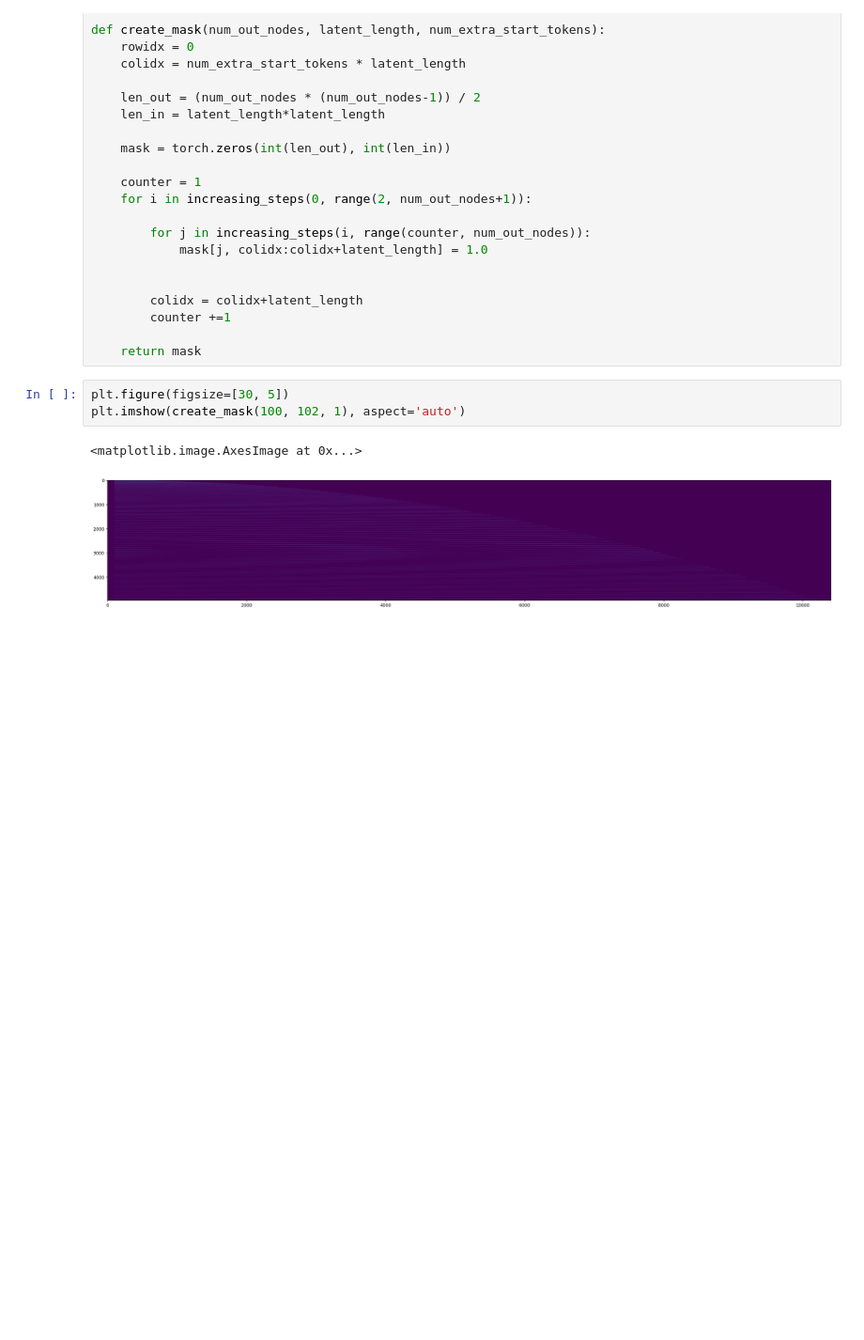
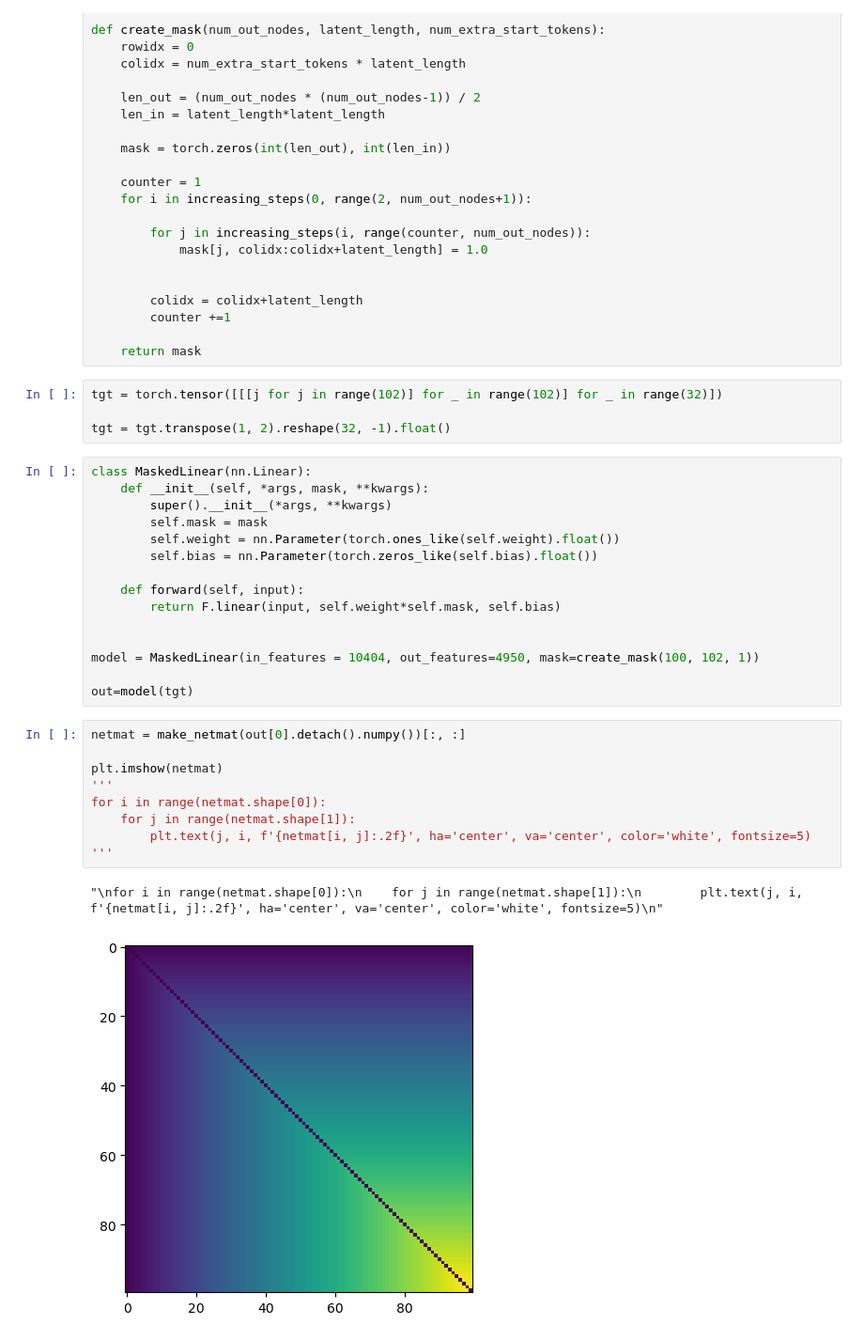
Before and after one commit to fyzeen/NeuroTranslate, a Jupyter notebook: SurfToNetmat/LocalTransformerTests/_FyzTests/model_diagnostics2.ipynb, the cells around one changed output. Shown at 94% size. Cells and saved outputs as stored; diff of their text form; blank space fills up the shorter version.

```diff
--- a/SurfToNetmat/LocalTransformerTests/_FyzTests/model_diagnostics2.ipynb
+++ b/SurfToNetmat/LocalTransformerTests/_FyzTests/model_diagnostics2.ipynb
@@ -3263,9 +3187,34 @@ def create_mask(num_out_nodes, latent_length, num_extra_start_tokens):
         counter +=1
 
     return mask
-# %%
-plt.figure(figsize=[30, 5])
-plt.imshow(create_mask(100, 102, 1), aspect='auto')
-# %% [output]
-<matplotlib.image.AxesImage at 0x...>
-[figure, removed]
+# %%
+tgt = torch.tensor([[[j for j in range(102)] for _ in range(102)] for _ in range(32)])
+
+tgt = tgt.transpose(1, 2).reshape(32, -1).float()
+# %%
+class MaskedLinear(nn.Linear):
+    def __init__(self, *args, mask, **kwargs):
+        super().__init__(*args, **kwargs)
+        self.mask = mask
+        self.weight = nn.Parameter(torch.ones_like(self.weight).float())
+        self.bias = nn.Parameter(torch.zeros_like(self.bias).float())
+
+    def forward(self, input):
+        return F.linear(input, self.weight*self.mask, self.bias)
+
+
+model = MaskedLinear(in_features = 10404, out_features=4950, mask=create_mask(100, 102, 1))
+
+out=model(tgt)
+# %%
+netmat = make_netmat(out[0].detach().numpy())[:, :]
+
+plt.imshow(netmat)
+'''
+for i in range(netmat.shape[0]):
+    for j in range(netmat.shape[1]):
+        plt.text(j, i, f'{netmat[i, j]:.2f}', ha='center', va='center', color='white', fontsize=5)
+'''
+# %% [output]
+"\nfor i in range(netmat.shape[0]):\n    for j in range(netmat.shape[1]):\n        plt.text(j, i, f'{netmat[i, j]:.2f}', ha='center', va='center', color='white', fontsize=5)\n"
+[figure, added]
```
Also changed, not shown: parts of 14 cells of this notebook, 3 other files.
